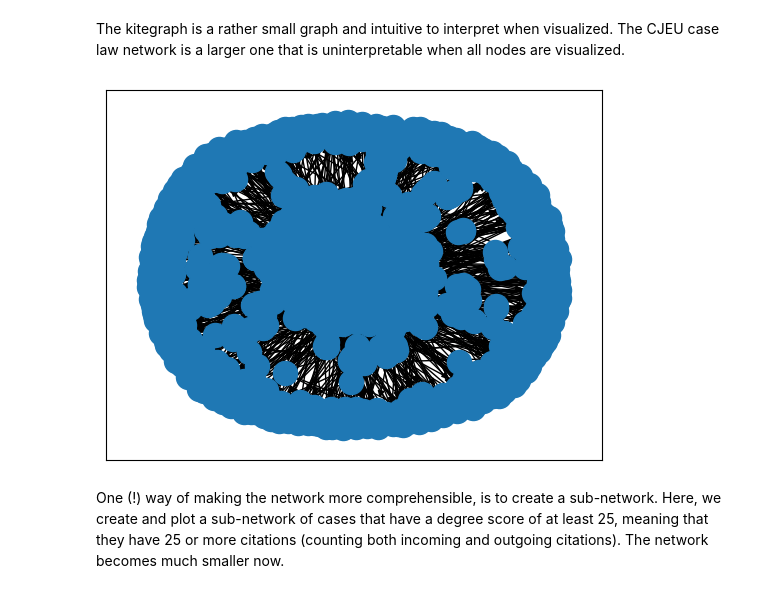
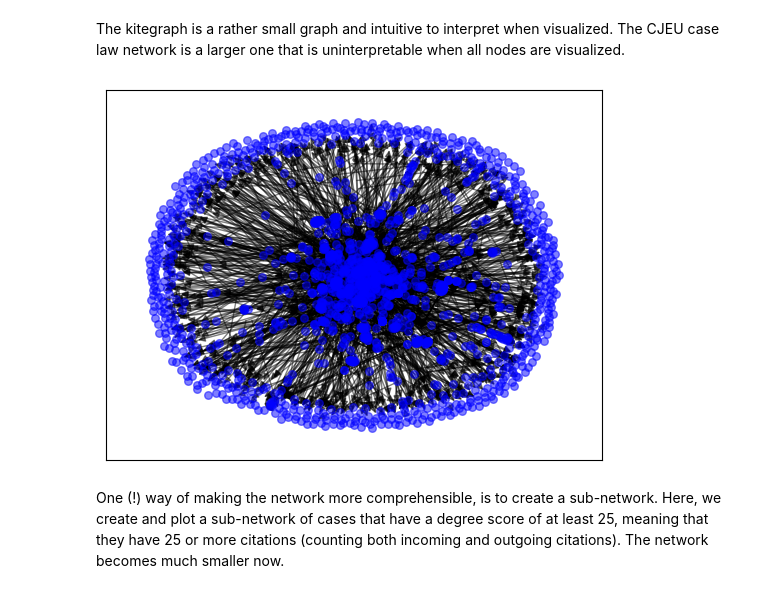
Before and after one commit to maastrichtlawtech/legalnetworkanalysis_textbook, a Jupyter notebook: Chapter_2_Network_Properties.ipynb, the cells around one changed output. Cells and saved outputs as stored; diff of their text form; code cells hidden in the pictures.

```diff
--- a/Chapter_2_Network_Properties.ipynb
+++ b/Chapter_2_Network_Properties.ipynb
@@ -238,11 +238,11 @@ draw_spring(g_subkite)
 The kitegraph is a rather small graph and intuitive to interpret when visualized. The CJEU case law network is a larger one that is uninterpretable when all nodes are visualized.
 # %%
 g_consprot = load_graph_from_json("data/g_consprot.json")
-pos = nx.spring_layout(g_consprot, seed=123)
-nx.draw_networkx_nodes(g_consprot, pos)
-nx.draw_networkx_edges(g_consprot, pos=pos);
+pos = nx.spring_layout(g_consprot)
+nx.draw_networkx_nodes(g_consprot, pos=pos, node_color="blue", node_size=30, alpha=0.5)
+nx.draw_networkx_edges(g_consprot, pos=pos, edge_color="black", alpha=0.5);
 # %% [output]
-[figure, old version]
+[figure, new version]
 # %% [markdown]
 One (!) way of making the network more comprehensible, is to create a sub-network. Here, we create and plot a sub-network of cases that have a degree score of at least 25, meaning that they have 25 or more citations (counting both incoming and outgoing citations). The network becomes much smaller now.
 # %%
```
Also changed, not shown: parts of 16 cells of this notebook.
